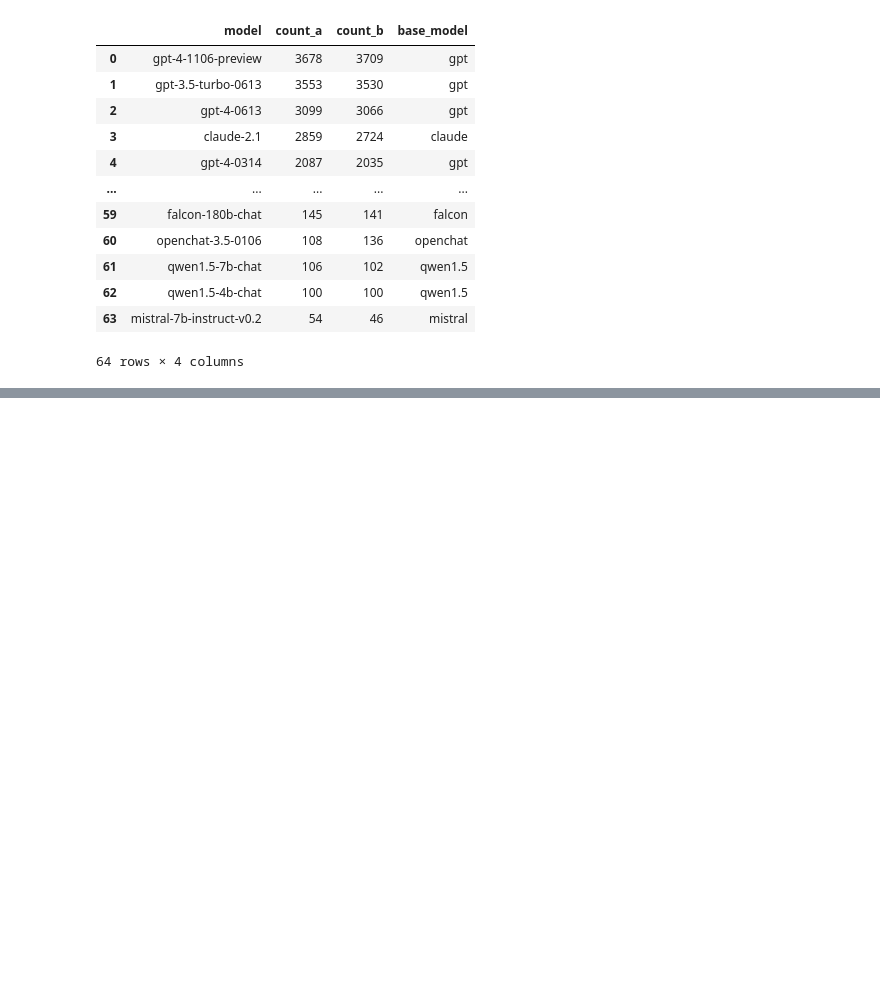
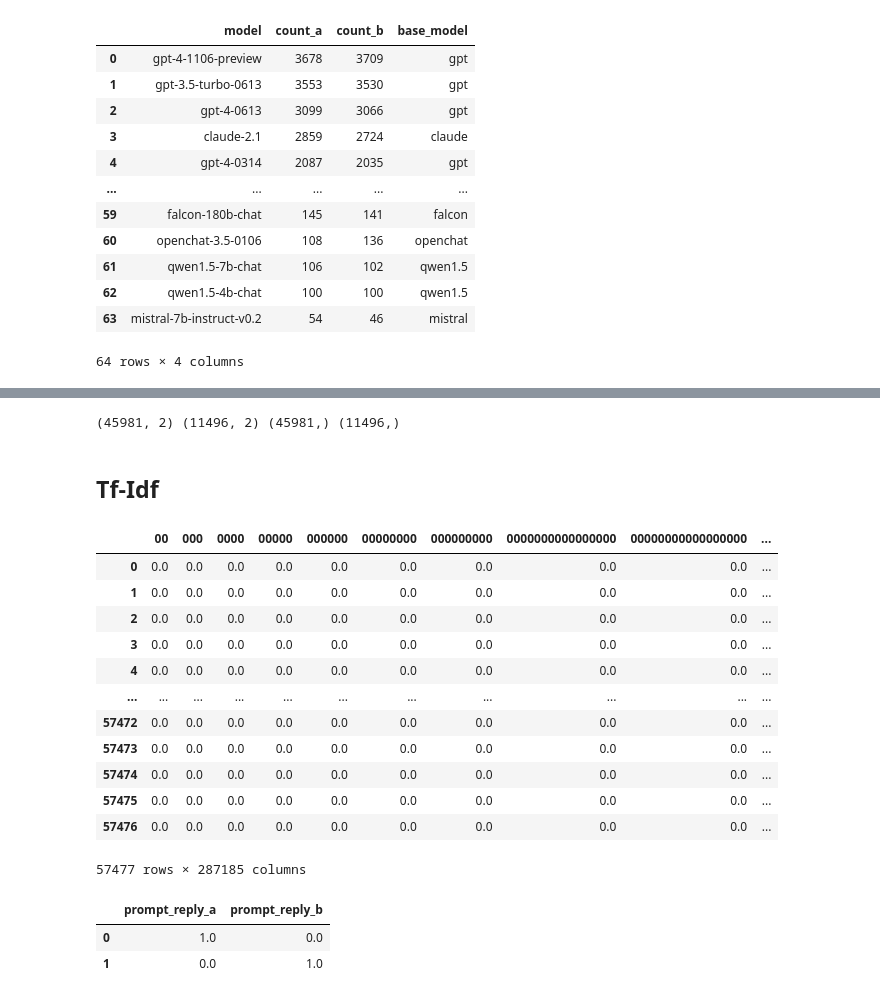
Before and after one commit to Member09/Chatbot_Arena, a Jupyter notebook: chatbot_arena.ipynb, the cells around one changed output, grey strips where cells are left out. Drawn from its saved outputs; the diff is of its cells as text; code cells hidden in the pictures; blank space fills up the shorter version.

```diff
--- a/chatbot_arena.ipynb
+++ b/chatbot_arena.ipynb
@@ -115,0 +150,14 @@ Total unique base model : 39 :
+# %%
+print(train_df.shape)
+# print(train_df.head())
+
+train_df["target"] = pd.factorize(train_df[["winner_model_a", "winner_model_b", "winner_tie"]].idxmax(axis=1))[0]
+train_df["prompt_reply_a"] = train_df["prompt"] + train_df["response_a"]
+train_df["prompt_reply_b"] = train_df["prompt"] + train_df["response_b"]
+print(train_df.iloc[0]["prompt"])
+print("++++++++++++++++")
+print(train_df.iloc[0]["response_a"])
+print(train_df.iloc[0]["prompt_reply_a"])
+print("++++++++++++++++")
+print(train_df.iloc[0]["response_b"])
+print(train_df.iloc[0]["prompt_reply_b"])
@@ -115,0 +173,3 @@ Total unique base model : 39 :
+# %%
+train_df["text"] = train_df["prompt"] + train_df["response_a"] + train_df["response_b"]
+train_df
@@ -115,0 +190,35 @@ Total unique base model : 39 :
+# %%
+from sklearn.model_selection import train_test_split
+
+df = train_df[["text","prompt_reply_a", "prompt_reply_b", "target"]]
+
+X_train, X_test, y_train, y_test = train_test_split(df[["prompt_reply_a", "prompt_reply_b"]], df["target"], test_size=0.2, random_state=100)
+
+print(X_train.shape, X_test.shape, y_train.shape, y_test.shape)
+# %% [output]
+(45981, 2) (11496, 2) (45981,) (11496,)
+# %% [markdown]
+## Tf-Idf
+# %%
+# Tf-Idf
+from sklearn.feature_extraction.text import TfidfVectorizer
+
+vec = TfidfVectorizer()
+tf_vec = vec.fit_transform(df["text"])
+
+df_vec = pd.DataFrame(tf_vec.toarray(), columns=vec.get_feature_names_out())
+df_vec
+# %% [output]
+|  | 00 | 000 | 0000 | 00000 | 000000 | 00000000 | 000000000 | 0000000000000000 | 00000000000000000 | ... |
+| 0 | 0.0 | 0.0 | 0.0 | 0.0 | 0.0 | 0.0 | 0.0 | 0.0 | 0.0 | ... |
+| 1 | 0.0 | 0.0 | 0.0 | 0.0 | 0.0 | 0.0 | 0.0 | 0.0 | 0.0 | ... |
+| 2 | 0.0 | 0.0 | 0.0 | 0.0 | 0.0 | 0.0 | 0.0 | 0.0 | 0.0 | ... |
+| 3 | 0.0 | 0.0 | 0.0 | 0.0 | 0.0 | 0.0 | 0.0 | 0.0 | 0.0 | ... |
+| 4 | 0.0 | 0.0 | 0.0 | 0.0 | 0.0 | 0.0 | 0.0 | 0.0 | 0.0 | ... |
+| ... | ... | ... | ... | ... | ... | ... | ... | ... | ... | ... |
+| 57472 | 0.0 | 0.0 | 0.0 | 0.0 | 0.0 | 0.0 | 0.0 | 0.0 | 0.0 | ... |
+| 57473 | 0.0 | 0.0 | 0.0 | 0.0 | 0.0 | 0.0 | 0.0 | 0.0 | 0.0 | ... |
+| 57474 | 0.0 | 0.0 | 0.0 | 0.0 | 0.0 | 0.0 | 0.0 | 0.0 | 0.0 | ... |
+| 57475 | 0.0 | 0.0 | 0.0 | 0.0 | 0.0 | 0.0 | 0.0 | 0.0 | 0.0 | ... |
+| 57476 | 0.0 | 0.0 | 0.0 | 0.0 | 0.0 | 0.0 | 0.0 | 0.0 | 0.0 | ... |
+57477 rows × 287185 columns
@@ -115,0 +232,8 @@ Total unique base model : 39 :
+# %%
+X_train_transformed.toarray(), vectorizer.get_feature_names_out()
+train_transformed_df = pd.DataFrame(X_train_transformed.toarray(), columns= vectorizer.get_feature_names_out())
+train_transformed_df
+# %% [output]
+|  | prompt_reply_a | prompt_reply_b |
+| 0 | 1.0 | 0.0 |
+| 1 | 0.0 | 1.0 |
```
Also changed, not shown: parts of 6 cells of this notebook.
